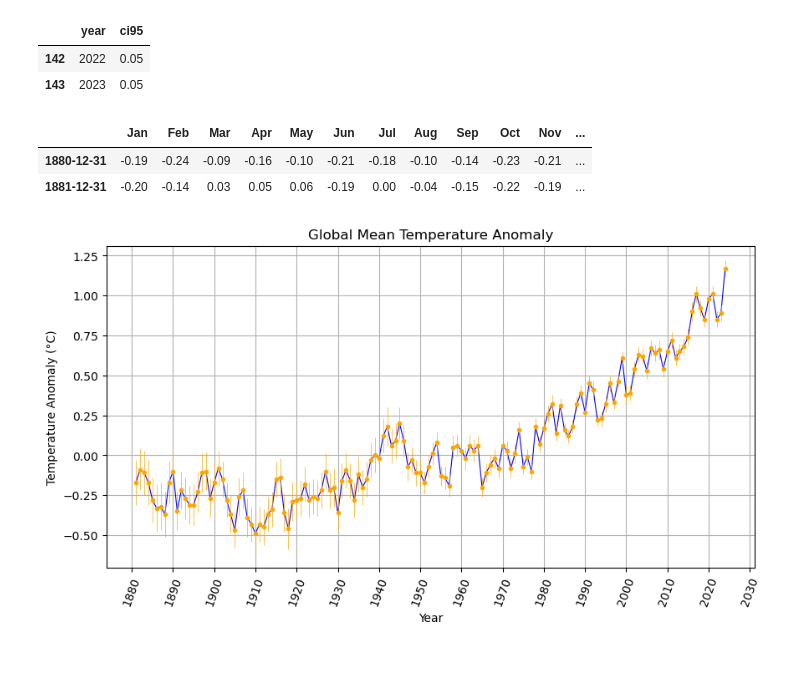
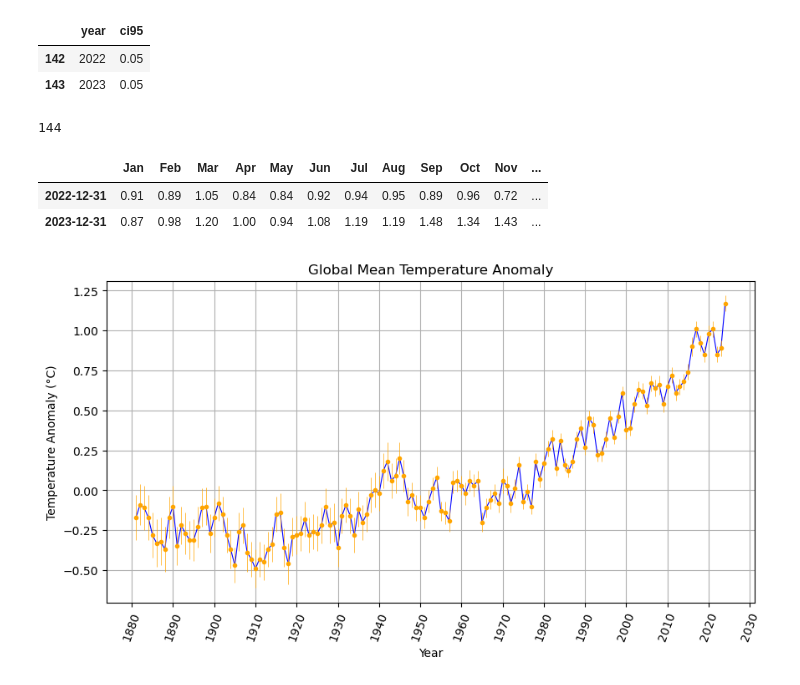
Before and after one commit to luigiselmi/climate, a Jupyter notebook: globaltemp/global_temperature_anomaly.ipynb, the cells around one changed output. Cells and saved outputs as stored; diff of their text form; code cells hidden in the pictures.

```diff
--- a/globaltemp/global_temperature_anomaly.ipynb
+++ b/globaltemp/global_temperature_anomaly.ipynb
@@ -78,14 +78,18 @@ error_data.tail(2)
 |  | year | ci95 |
 | 142 | 2022 | 0.05 |
 | 143 | 2023 | 0.05 |
+# %%
+len(giss_temp)
+# %% [output]
+144
 # %%
 giss_temp['Uncertainty'] = error_data['ci95'].tolist()
 giss_temp['Uncertainty']
-giss_temp.head(2)
+giss_temp.tail(2)
 # %% [output]
 |  | Jan | Feb | Mar | Apr | May | Jun | Jul | Aug | Sep | Oct | Nov | ... |
-| 1880-12-31 | -0.19 | -0.24 | -0.09 | -0.16 | -0.10 | -0.21 | -0.18 | -0.10 | -0.14 | -0.23 | -0.21 | ... |
-| 1881-12-31 | -0.20 | -0.14 | 0.03 | 0.05 | 0.06 | -0.19 | 0.00 | -0.04 | -0.15 | -0.22 | -0.19 | ... |
+| 2022-12-31 | 0.91 | 0.89 | 1.05 | 0.84 | 0.84 | 0.92 | 0.94 | 0.95 | 0.89 | 0.96 | 0.72 | ... |
+| 2023-12-31 | 0.87 | 0.98 | 1.20 | 1.00 | 0.94 | 1.08 | 1.19 | 1.19 | 1.48 | 1.34 | 1.43 | ... |
 # %%
 fig, ax = plt.subplots(figsize=(10,5))
 ax.grid(True)
```
Also changed, not shown: parts of 18 cells of this notebook.
